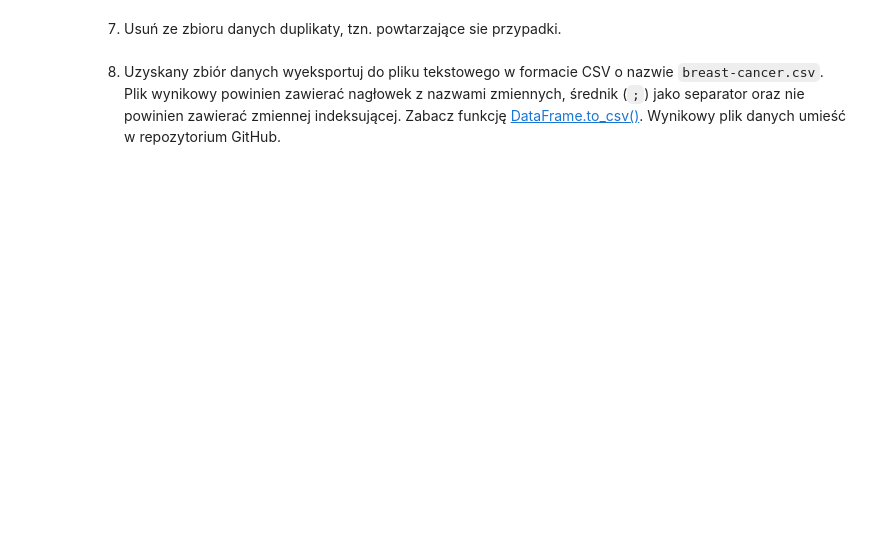
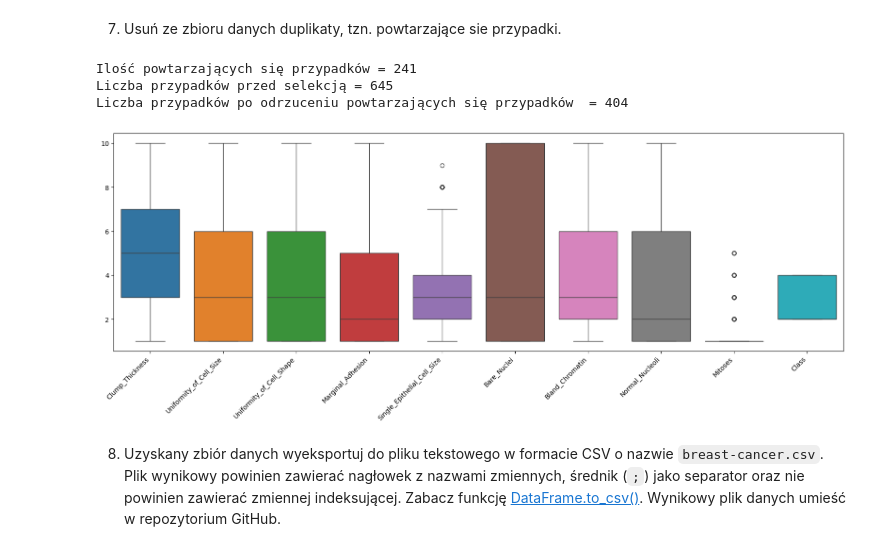
Before and after one commit to IS-UMK/wdm-lab-04-preprocessing-JonaszPocwiardowski, a Jupyter notebook: 04_preprocessing.ipynb, the cells around one changed output. Cells and saved outputs as stored; diff of their text form; code cells hidden in the pictures; blank space fills up the shorter version.

```diff
--- a/04_preprocessing.ipynb
+++ b/04_preprocessing.ipynb
@@ -495,4 +754,19 @@ Po transformacji wszystkie zmienne powinny być zmiennymi numerycznymi. Jeśli t
 # %% [markdown]
 7. Usuń ze zbioru danych duplikaty, tzn. powtarzające sie przypadki.
+# %%
+BCW_d = BCW.duplicated(keep='first')
+print('Ilość powtarzających się przypadków = %d' % (BCW_d.sum()))
+print('Liczba przypadków przed selekcją = %d' % (BCW.shape[0]))
+BCW = BCW.drop_duplicates(keep='first')
+print('Liczba przypadków po odrzuceniu powtarzających się przypadków  = %d' % (BCW.shape[0]))
+plt.figure(figsize=(20, 6))
+sb.boxplot(data=BCW)
+plt.xticks(rotation=45, ha='right')
+plt.show()
+# %% [output]
+Ilość powtarzających się przypadków = 241
+Liczba przypadków przed selekcją = 645
+Liczba przypadków po odrzuceniu powtarzających się przypadków  = 404
+[figure, added]
 # %% [markdown]
 8. Uzyskany zbiór danych wyeksportuj do pliku tekstowego w formacie CSV o nazwie ``breast-cancer.csv``. Plik wynikowy powinien zawierać nagłowek z nazwami zmiennych, średnik (`;`) jako separator oraz nie powinien zawierać zmiennej indeksującej.  Zabacz funkcję [DataFrame.to_csv()](https://pandas.pydata.org/pandas-docs/stable/reference/api/pandas.DataFrame.to_csv.html). Wynikowy plik danych umieść w repozytorium GitHub.
```
Also changed, not shown: parts of 23 cells of this notebook.
